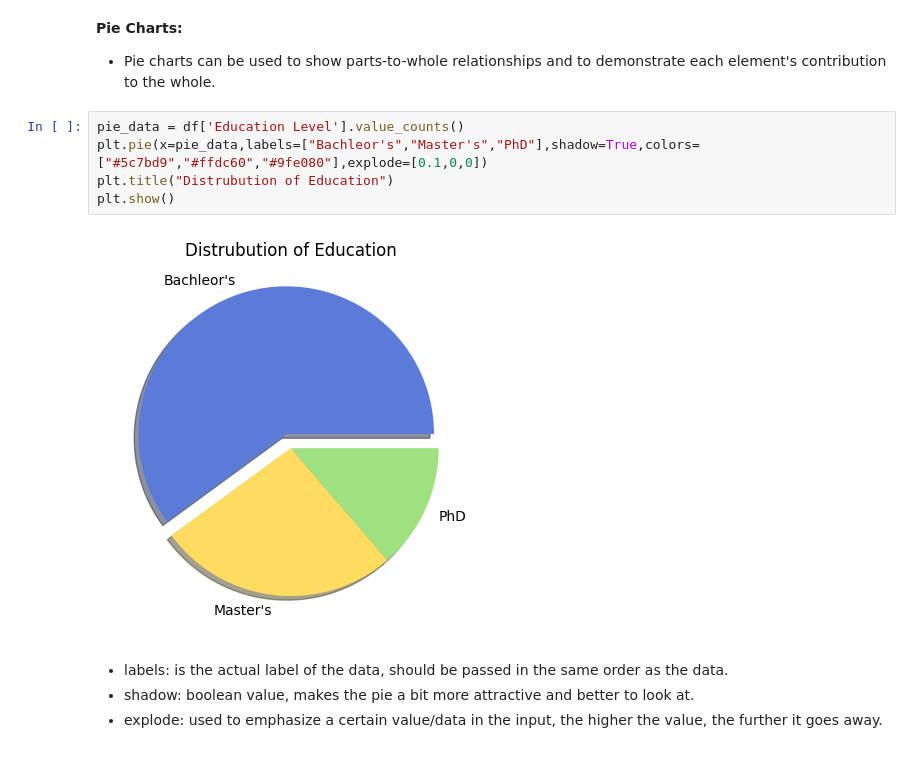
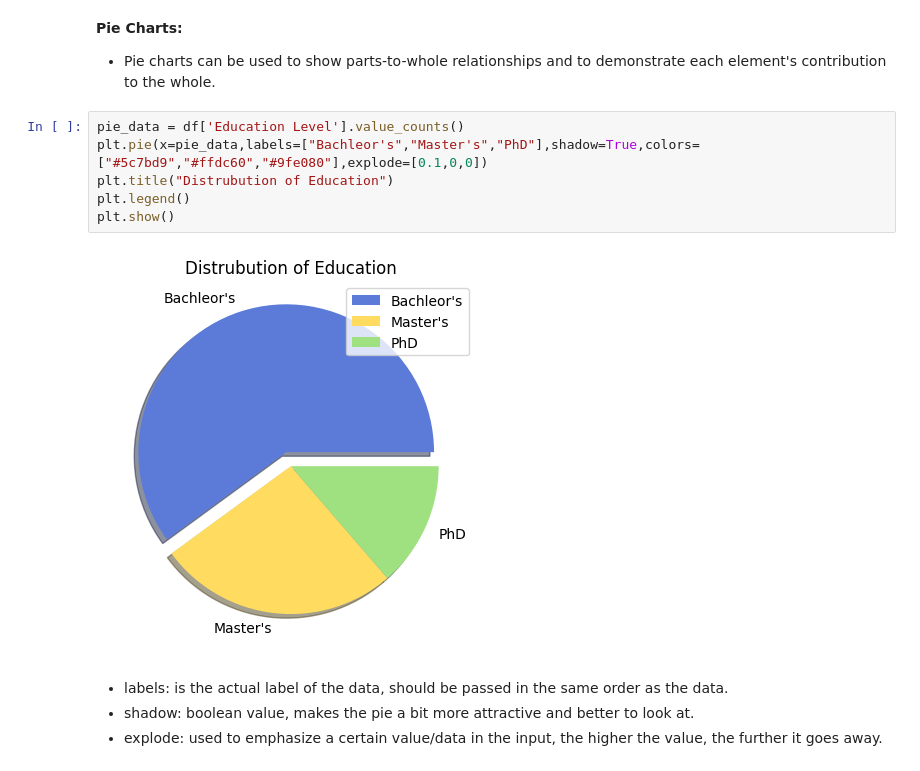
Before and after one commit to Apil120/Learn-ML, a Jupyter notebook: matplotlib/matplotlib.ipynb, the cells around one changed output. Cells and saved outputs as stored; diff of their text form.

Commit message:
Legend added.

```diff
--- a/matplotlib/matplotlib.ipynb
+++ b/matplotlib/matplotlib.ipynb
@@ -121,10 +121,11 @@ plt.show()
 # %%
 pie_data = df['Education Level'].value_counts()
 plt.pie(x=pie_data,labels=["Bachleor's","Master's","PhD"],shadow=True,colors=["#5c7bd9","#ffdc60","#9fe080"],explode=[0.1,0,0])
 plt.title("Distrubution of Education")
+plt.legend()
 plt.show()
 # %% [output]
-[figure, old version]
+[figure, new version]
 # %% [markdown]
 - labels: is the actual label of the data, should be passed in the same order as the data.
 - shadow: boolean value, makes the pie a bit more attractive and better to look at.
```
